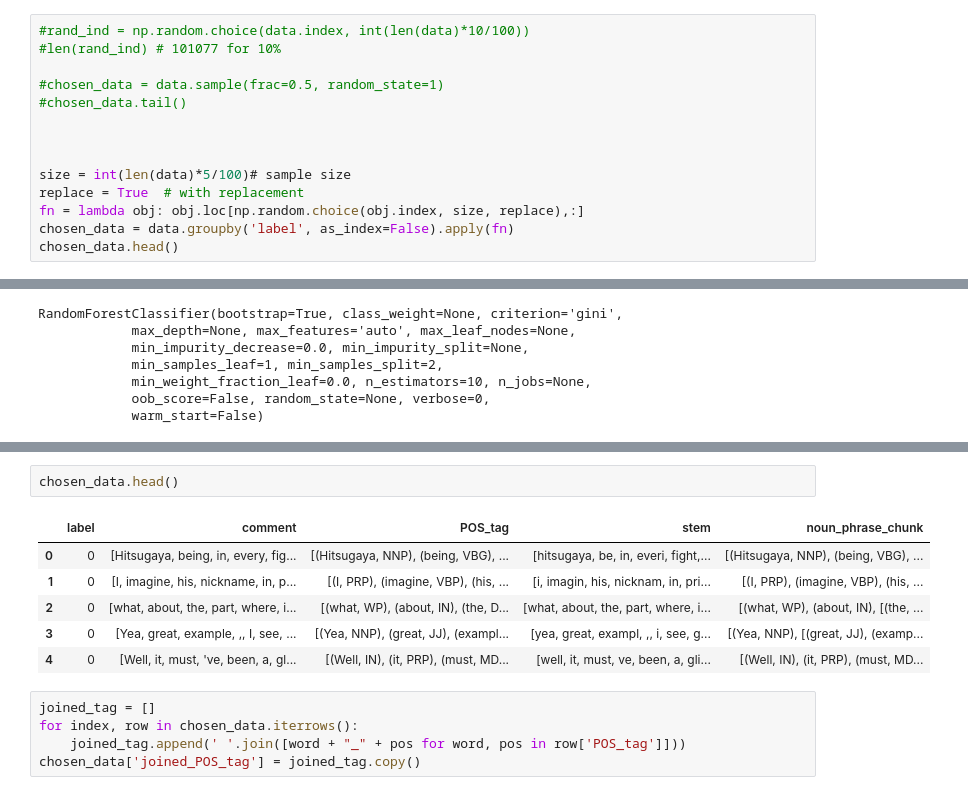
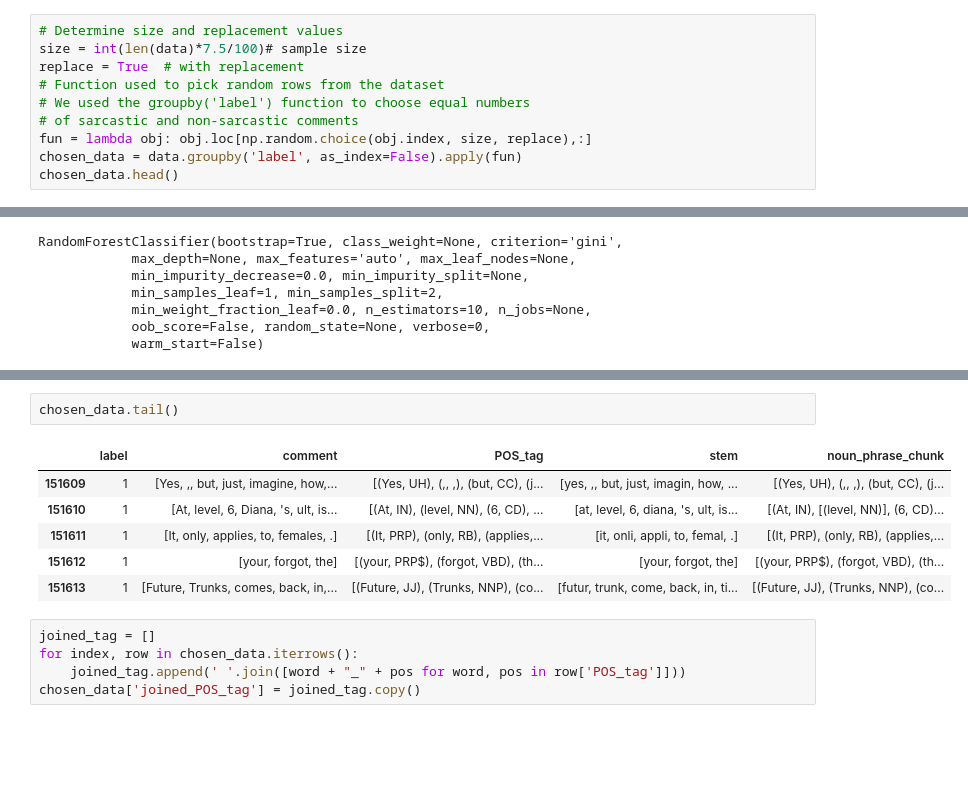
Before and after one commit to nourmansour/Sarcasm-on-Reddit, a Jupyter notebook: Sarcastic Comments on Reddit - An Analysis.ipynb, the cells around one changed output, grey strips where cells are left out. Drawn from its saved outputs; the diff is of its cells as text; blank space fills up the shorter version.

```diff
--- a/Sarcastic Comments on Reddit - An Analysis.ipynb
+++ b/Sarcastic Comments on Reddit - An Analysis.ipynb
@@ -49,16 +41,12 @@ data.tail()
 # %%
-#rand_ind = np.random.choice(data.index, int(len(data)*10/100))
-#len(rand_ind) # 101077 for 10%
-
-#chosen_data = data.sample(frac=0.5, random_state=1)
-#chosen_data.tail()
-
-
-
-size = int(len(data)*5/100)# sample size
+# Determine size and replacement values
+size = int(len(data)*7.5/100)# sample size
 replace = True  # with replacement
-fn = lambda obj: obj.loc[np.random.choice(obj.index, size, replace),:]
-chosen_data = data.groupby('label', as_index=False).apply(fn)
+# Function used to pick random rows from the dataset
+# We used the groupby('label') function to choose equal numbers
+# of sarcastic and non-sarcastic comments
+fun = lambda obj: obj.loc[np.random.choice(obj.index, size, replace),:]
+chosen_data = data.groupby('label', as_index=False).apply(fun)
 chosen_data.head()
 # %% [output]
 |  |  | label | comment |
@@ -416,12 +325,12 @@ chosen_data['noun_phrase_chunk'] = chosen_data['POS_tag'].apply(chunk_parser.par
 # %%
-chosen_data.head()
+chosen_data.tail()
 # %% [output]
 |  | label | comment | POS_tag | stem | noun_phrase_chunk |
-| 0 | 0 | [Hitsugaya, being, in, every, fig... | [(Hitsugaya, NNP), (being, VBG), ... | [hitsugaya, be, in, everi, fight,... | [(Hitsugaya, NNP), (being, VBG), ... |
-| 1 | 0 | [I, imagine, his, nickname, in, p... | [(I, PRP), (imagine, VBP), (his, ... | [i, imagin, his, nicknam, in, pri... | [(I, PRP), (imagine, VBP), (his, ... |
-| 2 | 0 | [what, about, the, part, where, i... | [(what, WP), (about, IN), (the, D... | [what, about, the, part, where, i... | [(what, WP), (about, IN), [(the, ... |
-| 3 | 0 | [Yea, great, example, ,, I, see, ... | [(Yea, NNP), (great, JJ), (exampl... | [yea, great, exampl, ,, i, see, g... | [(Yea, NNP), [(great, JJ), (examp... |
-| 4 | 0 | [Well, it, must, 've, been, a, gl... | [(Well, IN), (it, PRP), (must, MD... | [well, it, must, ve, been, a, gli... | [(Well, IN), (it, PRP), (must, MD... |
+| 151609 | 1 | [Yes, ,, but, just, imagine, how,... | [(Yes, UH), (,, ,), (but, CC), (j... | [yes, ,, but, just, imagin, how, ... | [(Yes, UH), (,, ,), (but, CC), (j... |
+| 151610 | 1 | [At, level, 6, Diana, 's, ult, is... | [(At, IN), (level, NN), (6, CD), ... | [at, level, 6, diana, 's, ult, is... | [(At, IN), [(level, NN)], (6, CD)... |
+| 151611 | 1 | [It, only, applies, to, females, .] | [(It, PRP), (only, RB), (applies,... | [it, onli, appli, to, femal, .] | [(It, PRP), (only, RB), (applies,... |
+| 151612 | 1 | [your, forgot, the] | [(your, PRP$), (forgot, VBD), (th... | [your, forgot, the] | [(your, PRP$), (forgot, VBD), (th... |
+| 151613 | 1 | [Future, Trunks, comes, back, in,... | [(Future, JJ), (Trunks, NNP), (co... | [futur, trunk, come, back, in, ti... | [(Future, JJ), (Trunks, NNP), (co... |
 # %%
 joined_tag = []
 for index, row in chosen_data.iterrows():
```
Also changed, not shown: parts of 65 cells of this notebook.
